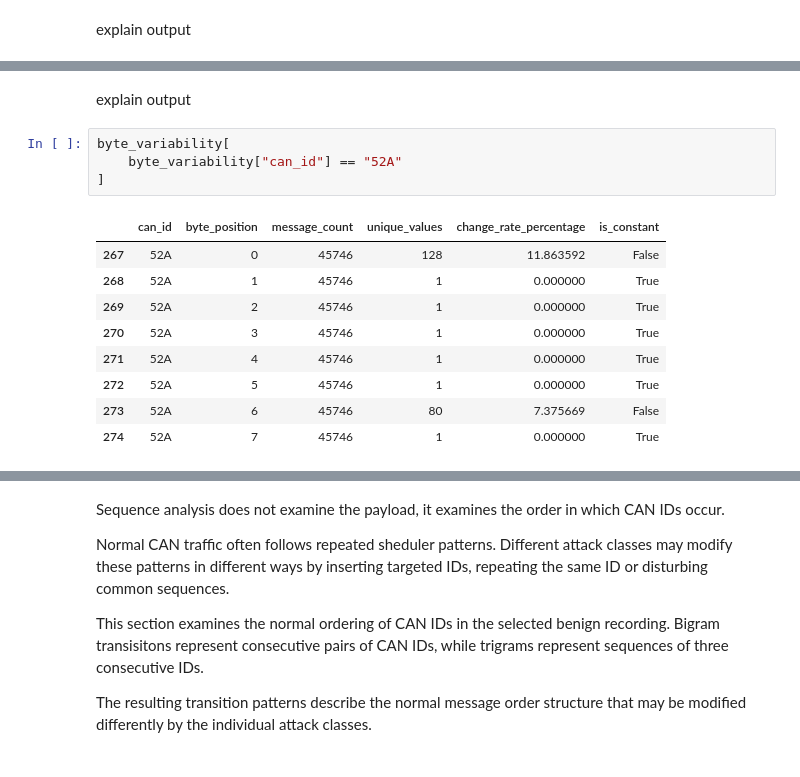
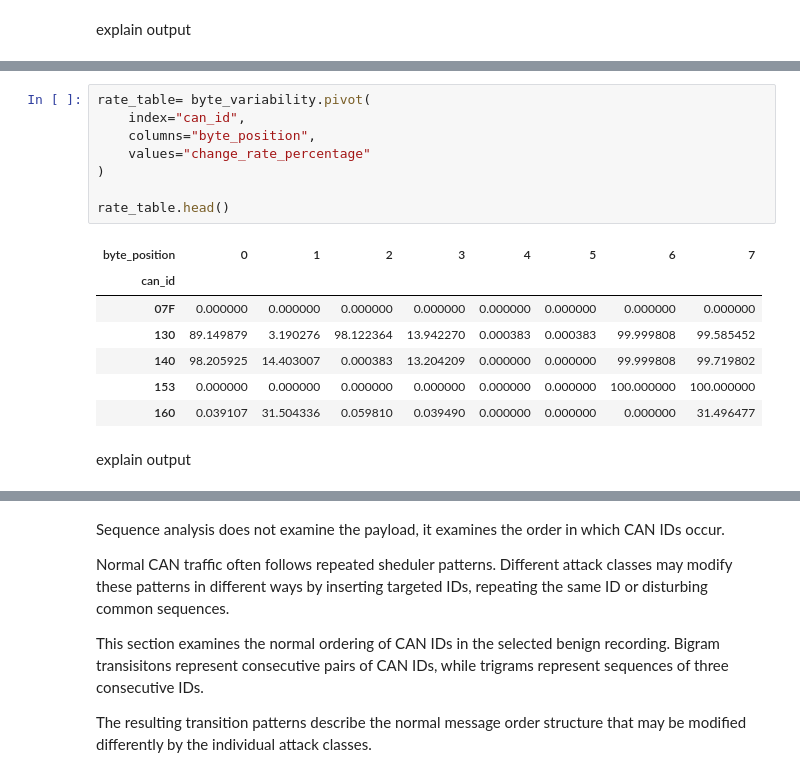
Before and after one commit to asaurasieu/SSL_CyberSecurity, a Jupyter notebook: main_notebooks/02_benign_eda.ipynb, the cells around one changed output, grey strips where cells are left out. Saved outputs shown, nothing was run; the diff lists cells and outputs as text.

```diff
--- a/main_notebooks/02_benign_eda.ipynb
+++ b/main_notebooks/02_benign_eda.ipynb
@@ -832,16 +814,18 @@ byte_id_summary.head()
+# %%
+rate_table= byte_variability.pivot(
+    index="can_id",
+    columns="byte_position",
+    values="change_rate_percentage"
+)
+
+rate_table.head()
+# %% [output]
+| byte_position | 0 | 1 | 2 | 3 | 4 | 5 | 6 | 7 |
+| can_id |  |  |  |  |  |  |  |  |
+| 07F | 0.000000 | 0.000000 | 0.000000 | 0.000000 | 0.000000 | 0.000000 | 0.000000 | 0.000000 |
+| 130 | 89.149879 | 3.190276 | 98.122364 | 13.942270 | 0.000383 | 0.000383 | 99.999808 | 99.585452 |
+| 140 | 98.205925 | 14.403007 | 0.000383 | 13.204209 | 0.000000 | 0.000000 | 99.999808 | 99.719802 |
+| 153 | 0.000000 | 0.000000 | 0.000000 | 0.000000 | 0.000000 | 0.000000 | 100.000000 | 100.000000 |
+| 160 | 0.039107 | 31.504336 | 0.059810 | 0.039490 | 0.000000 | 0.000000 | 0.000000 | 31.496477 |
 # %% [markdown]
 explain output
-# %%
-byte_variability[
-    byte_variability["can_id"] == "52A"
-]
-# %% [output]
-|  | can_id | byte_position | message_count | unique_values | change_rate_percentage | is_constant |
-| 267 | 52A | 0 | 45746 | 128 | 11.863592 | False |
-| 268 | 52A | 1 | 45746 | 1 | 0.000000 | True |
-| 269 | 52A | 2 | 45746 | 1 | 0.000000 | True |
-| 270 | 52A | 3 | 45746 | 1 | 0.000000 | True |
-| 271 | 52A | 4 | 45746 | 1 | 0.000000 | True |
-| 272 | 52A | 5 | 45746 | 1 | 0.000000 | True |
-| 273 | 52A | 6 | 45746 | 80 | 7.375669 | False |
-| 274 | 52A | 7 | 45746 | 1 | 0.000000 | True |
```
Also changed, not shown: parts of 18 cells of this notebook, 11 other files.
